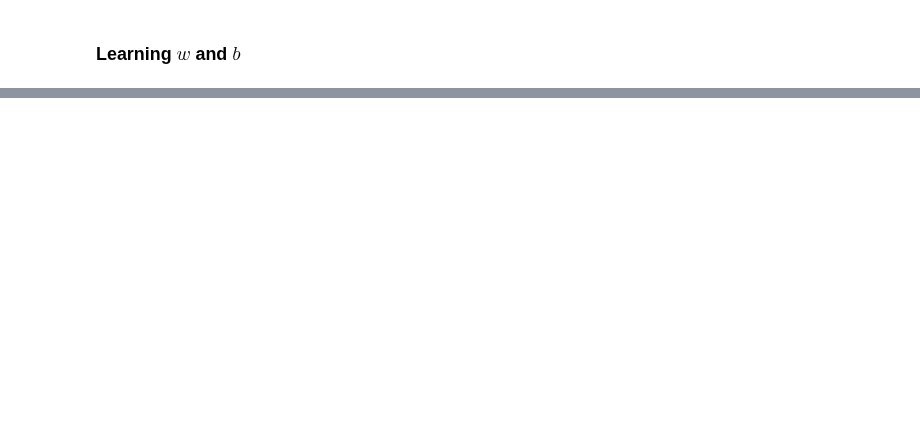
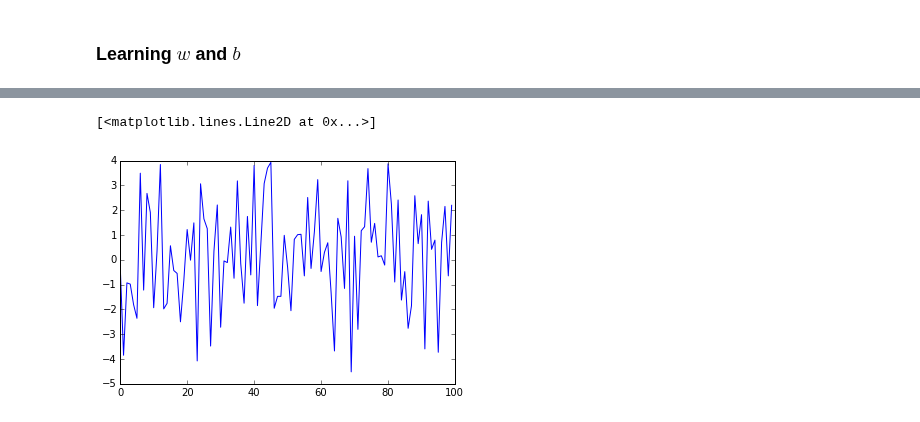
Before and after one commit to dejori/this-and-that, a Jupyter notebook: theano-examples/Logistic Regression.ipynb, the cells around one changed output, grey strips where cells are left out. Saved outputs shown, nothing was run; the diff lists cells and outputs as text; code cells hidden in the pictures; blank space fills up the shorter version.

```diff
--- a/theano-examples/Logistic Regression.ipynb
+++ b/theano-examples/Logistic Regression.ipynb
@@ -78,0 +122,5 @@ plt.show()
+# %%
+plt.plot(s)
+# %% [output]
+[<matplotlib.lines.Line2D at 0x...>]
+[figure, added]
```
Also changed, not shown: parts of 13 cells of this notebook, 1 other file.
